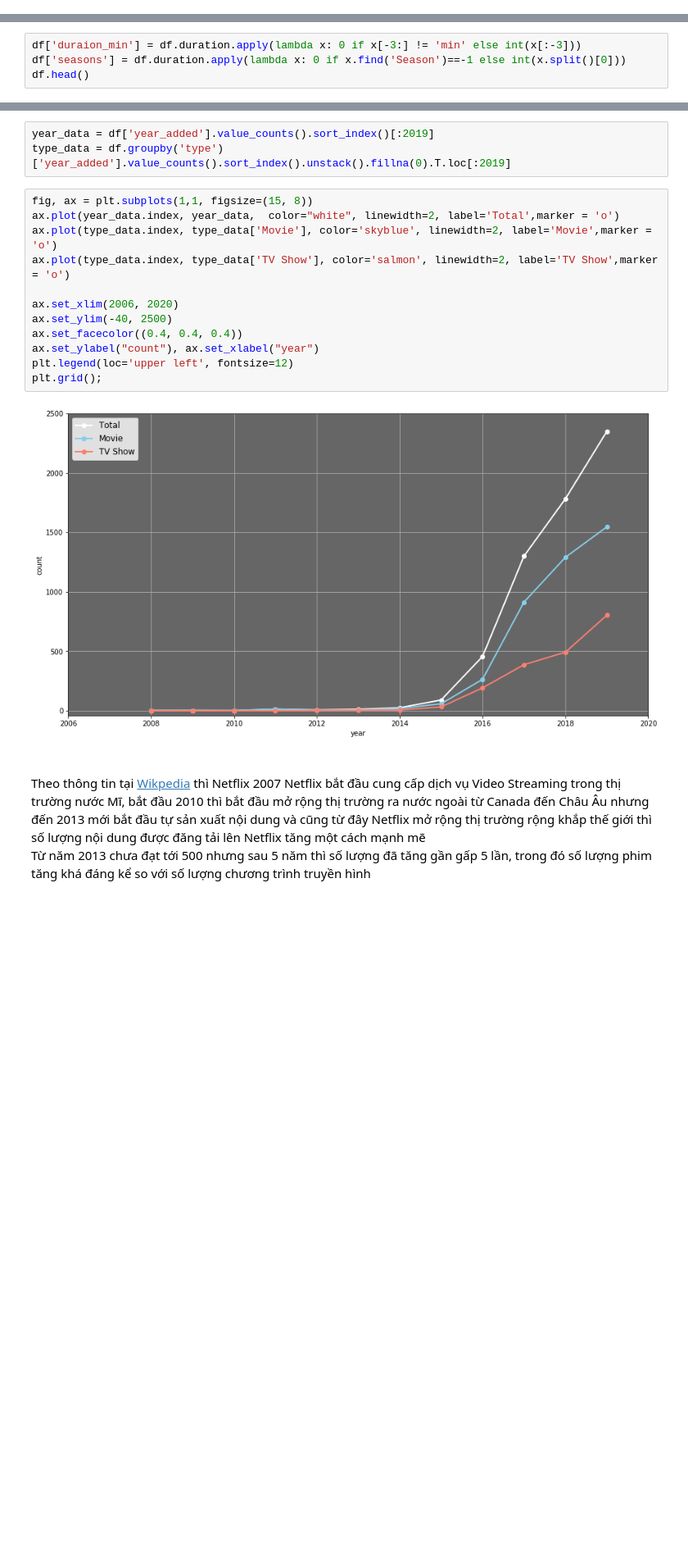
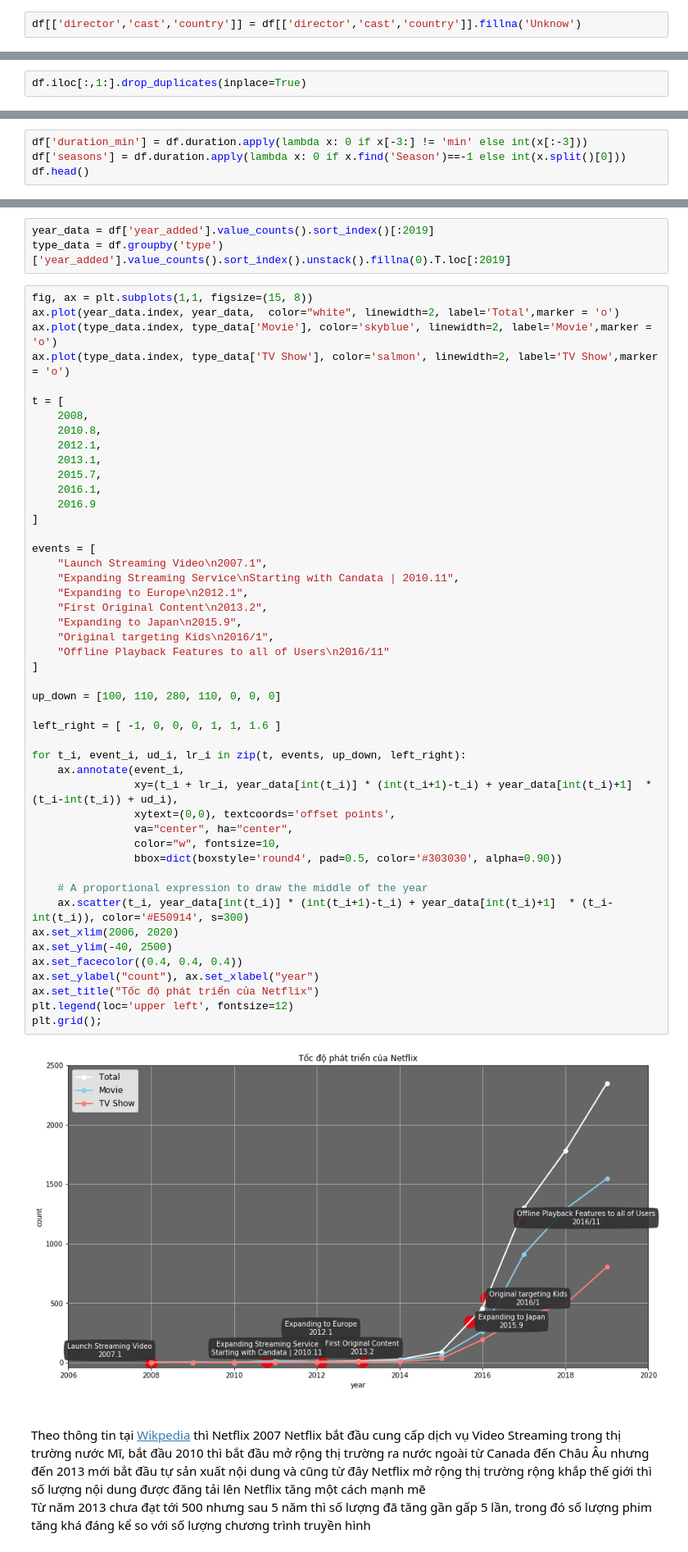
Before and after one commit to ducanh2505/Data_Science_Project, a Jupyter notebook: 171220-DaoDucAnh.ipynb, the cells around one changed output, grey strips where cells are left out. Shown at 82% size. Saved outputs shown, nothing was run; the diff lists cells and outputs as text; blank space fills up the shorter version.

```diff
--- a/171220-DaoDucAnh.ipynb
+++ b/171220-DaoDucAnh.ipynb
@@ -114 +154,3 @@ theo thông tin ở trên ta thấy được cột director có số lượng mi
+# %%
+df[['director','cast','country']] = df[['director','cast','country']].fillna('Unknow')
 # %% [markdown]
@@ -122 +166,3 @@ $\implies $ Vậy không sự trùng lắp dữ liệu trong bảng dữ liệu
+# %%
+df.iloc[:,1:].drop_duplicates(inplace=True)
 # %% [markdown]
@@ -207,7 +237,7 @@ array(['90 min', '94 min', '1 Season', '99 min', '110 min', '60 min',
 
 <br> Ta sẽ thêm vào tập dữ liệu 2 cột dữ liệu mới là duration_mins và season. 2 cột này sẽ mang thông tin về số lượng thời gian theo phút của 1 show tập lẻ hoặc 0 nếu là shows nhiều mùa và cột seasons là thông tin về số lượng season hoặc 0 nếu là shows tập lẻ
 # %%
-df['duraion_min'] = df.duration.apply(lambda x: 0 if x[-3:] != 'min' else int(x[:-3]))
+df['duration_min'] = df.duration.apply(lambda x: 0 if x[-3:] != 'min' else int(x[:-3]))
 df['seasons'] = df.duration.apply(lambda x: 0 if x.find('Season')==-1 else int(x.split()[0]))
 df.head()
 # %% [output]
@@ -258,17 +422,52 @@ type_data = df.groupby('type')['year_added'].value_counts().sort_index().unstack
 # %%
 fig, ax = plt.subplots(1,1, figsize=(15, 8))
 ax.plot(year_data.index, year_data,  color="white", linewidth=2, label='Total',marker = 'o')
 ax.plot(type_data.index, type_data['Movie'], color='skyblue', linewidth=2, label='Movie',marker = 'o')
 ax.plot(type_data.index, type_data['TV Show'], color='salmon', linewidth=2, label='TV Show',marker = 'o')
 
+t = [
+    2008,
+    2010.8,
+    2012.1,
+    2013.1,
+    2015.7,
+    2016.1,
+    2016.9
+]
+
+events = [
+    "Launch Streaming Video\n2007.1",
+    "Expanding Streaming Service\nStarting with Candata | 2010.11",
+    "Expanding to Europe\n2012.1",
+    "First Original Content\n2013.2",
+    "Expanding to Japan\n2015.9",
+    "Original targeting Kids\n2016/1",
+    "Offline Playback Features to all of Users\n2016/11"
+]
+
+up_down = [100, 110, 280, 110, 0, 0, 0]
+
+left_right = [ -1, 0, 0, 0, 1, 1, 1.6 ]
+
+for t_i, event_i, ud_i, lr_i in zip(t, events, up_down, left_right):
+    ax.annotate(event_i,
+                xy=(t_i + lr_i, year_data[int(t_i)] * (int(t_i+1)-t_i) + year_data[int(t_i)+1]  * (t_i-int(t_i)) + ud_i),
+                xytext=(0,0), textcoords='offset points',
+                va="center", ha="center",
+                color="w", fontsize=10,
+                bbox=dict(boxstyle='round4', pad=0.5, color='#303030', alpha=0.90))
+
+    # A proportional expression to draw the middle of the year
+    ax.scatter(t_i, year_data[int(t_i)] * (int(t_i+1)-t_i) + year_data[int(t_i)+1]  * (t_i-int(t_i)), color='#E50914', s=300)
 ax.set_xlim(2006, 2020)
 ax.set_ylim(-40, 2500)
 ax.set_facecolor((0.4, 0.4, 0.4))
 ax.set_ylabel("count"), ax.set_xlabel("year")
+ax.set_title("Tốc độ phát triển của Netflix")
 plt.legend(loc='upper left', fontsize=12)
 plt.grid();
 # %% [output]
-[figure, old version]
+[figure, new version]
 # %% [markdown]
 <br> Theo thông tin tại [Wikpedia](https://en.wikipedia.org/wiki/Timeline_of_Netflix) thì Netflix 2007 Netflix bắt đầu cung cấp dịch vụ Video Streaming trong thị trường nước Mĩ, bắt đầu 2010 thì bắt đầu mở rộng thị trường ra nước ngoài từ Canada đến Châu Âu nhưng đến 2013 mới bắt đầu tự sản xuất nội dung và cũng từ đây Netflix mở rộng thị trường rộng khắp thế giới thì số lượng nội dung được đăng tải lên Netflix tăng một cách mạnh mẽ
 <br> Từ năm 2013 chưa đạt tới 500 nhưng sau 5 năm thì số lượng đã tăng gần gấp 5 lần, trong đó số lượng phim tăng khá đáng kể so với số lượng chương trình truyền hình
```
Also changed, not shown: parts of 92 cells of this notebook.
